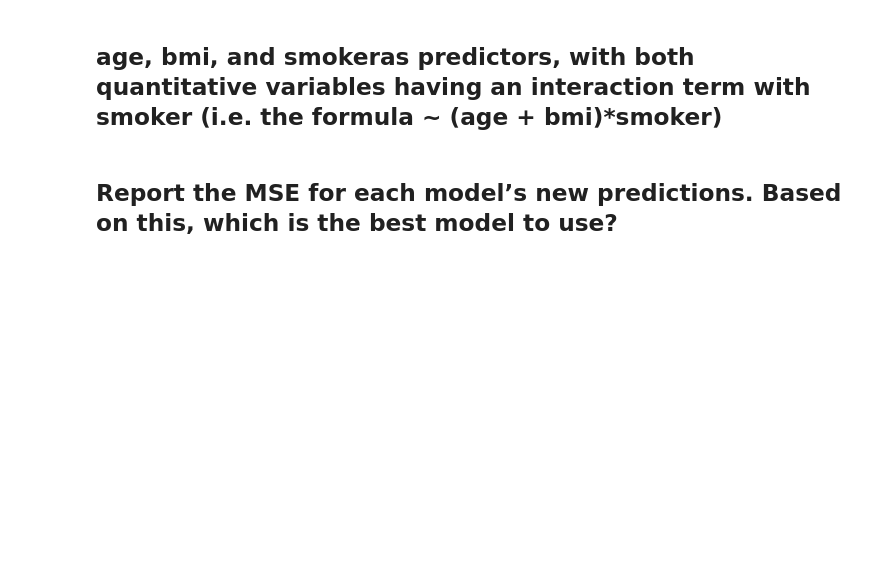
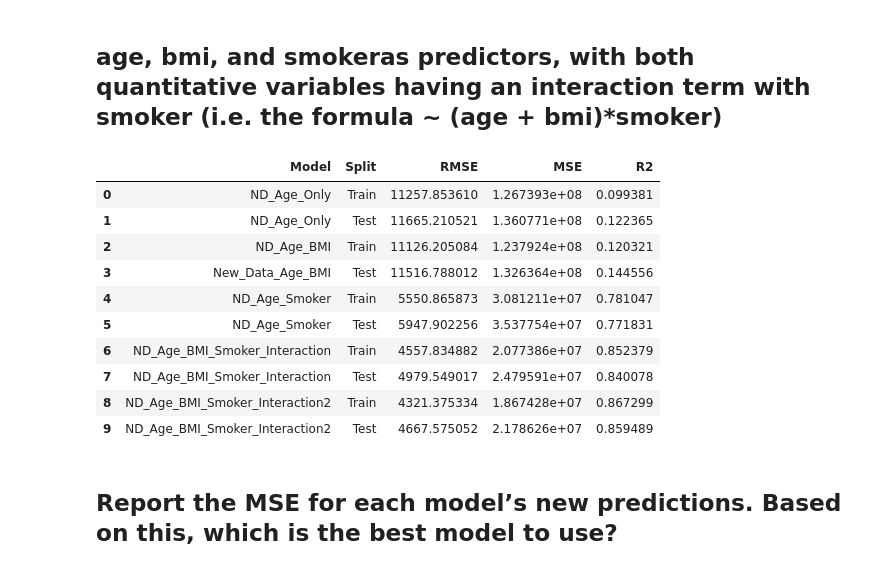
Before and after one commit to PharaohPooh/GSB_544, a Jupyter notebook: Week_6/Lab_5-Insurance_Costs.ipynb, the cells around one changed output. Drawn from its saved outputs; the diff is of its cells as text; code cells hidden in the pictures; blank space fills up the shorter version.

```diff
--- a/Week_6/Lab_5-Insurance_Costs.ipynb
+++ b/Week_6/Lab_5-Insurance_Costs.ipynb
@@ -535,8 +534,7 @@ For each model, fit the model on the original data.
 Then, use the fitted model to predict on the new data.
 # %%
 # Data Import
-url = "https://www.dropbox.com/s/sky86agc4s8c6qe/insurance_costs_2.csv?dl=1"
-df2 = pd.read_csv(url)
+df2 = pd.read_csv("https://www.dropbox.com/s/sky86agc4s8c6qe/insurance_costs_2.csv?dl=1")
 df2.head()
 # %% [output]
 |  | age | sex | bmi | smoker | region | charges |
@@ -694,4 +708,46 @@ cumulative_models2
 # %% [markdown]
 ## age, bmi, and smokeras predictors, with both quantitative variables having an interaction term with smoker (i.e. the formula ~ (age + bmi)*smoker)
+# %%
+# Create interaction terms
+X_train2['age_smoker'] = X_train2['age'] * X_train2['smoker_yes']
+X_train2['bmi_smoker'] = X_train2['bmi'] * X_train2['smoker_yes']
+X_test2['age_smoker'] = X_test2['age'] * X_test2['smoker_yes']
+X_test2['bmi_smoker'] = X_test2['bmi'] * X_test2['smoker_yes']
+
+# Model: charges <- age + bmi + smoker + smoker*age + smoker*bmi
+cols_Physical = ['age', 'bmi', 'smoker_yes', 'age_smoker', 'bmi_smoker']
+model_library2["ND_Age_BMI_Smoker_Interaction2"] = LinearRegression().fit(X_train2[cols_Physical], y_train2)
+
+# Train
+y_train_pred2 = model_library2["ND_Age_BMI_Smoker_Interaction2"].predict(X_train2[cols_Physical])
+mse = mean_squared_error(y_train2, y_train_pred2)
+records2.append({
+    "Model": "ND_Age_BMI_Smoker_Interaction2", "Split": "Train",
+    "RMSE": np.sqrt(mse), "MSE": mse, "R2": r2_score(y_train2, y_train_pred2)
+})
+
+# Test
+y_test_pred2 = model_library2["ND_Age_BMI_Smoker_Interaction2"].predict(X_test2[cols_Physical])
+mse = mean_squared_error(y_test2, y_test_pred2)
+records2.append({
+    "Model": "ND_Age_BMI_Smoker_Interaction2", "Split": "Test",
+    "RMSE": np.sqrt(mse), "MSE": mse, "R2": r2_score(y_test2, y_test_pred2)
+})
+
+# Display Data - Cumulative
+cumulative_models2 = (pd.DataFrame(records2))
+cumulative_models2
+# %% [output]
+|  | Model | Split | RMSE | MSE | R2 |
+| 0 | ND_Age_Only | Train | 11257.853610 | 1.267393e+08 | 0.099381 |
+| 1 | ND_Age_Only | Test | 11665.210521 | 1.360771e+08 | 0.122365 |
+| 2 | ND_Age_BMI | Train | 11126.205084 | 1.237924e+08 | 0.120321 |
+| 3 | New_Data_Age_BMI | Test | 11516.788012 | 1.326364e+08 | 0.144556 |
+| 4 | ND_Age_Smoker | Train | 5550.865873 | 3.081211e+07 | 0.781047 |
+| 5 | ND_Age_Smoker | Test | 5947.902256 | 3.537754e+07 | 0.771831 |
+| 6 | ND_Age_BMI_Smoker_Interaction | Train | 4557.834882 | 2.077386e+07 | 0.852379 |
+| 7 | ND_Age_BMI_Smoker_Interaction | Test | 4979.549017 | 2.479591e+07 | 0.840078 |
+| 8 | ND_Age_BMI_Smoker_Interaction2 | Train | 4321.375334 | 1.867428e+07 | 0.867299 |
+| 9 | ND_Age_BMI_Smoker_Interaction2 | Test | 4667.575052 | 2.178626e+07 | 0.859489 |
 # %% [markdown]
 ## Report the MSE for each model’s new predictions. Based on this, which is the best model to use?
```
Also changed, not shown: parts of 11 cells of this notebook, 4 other files.
